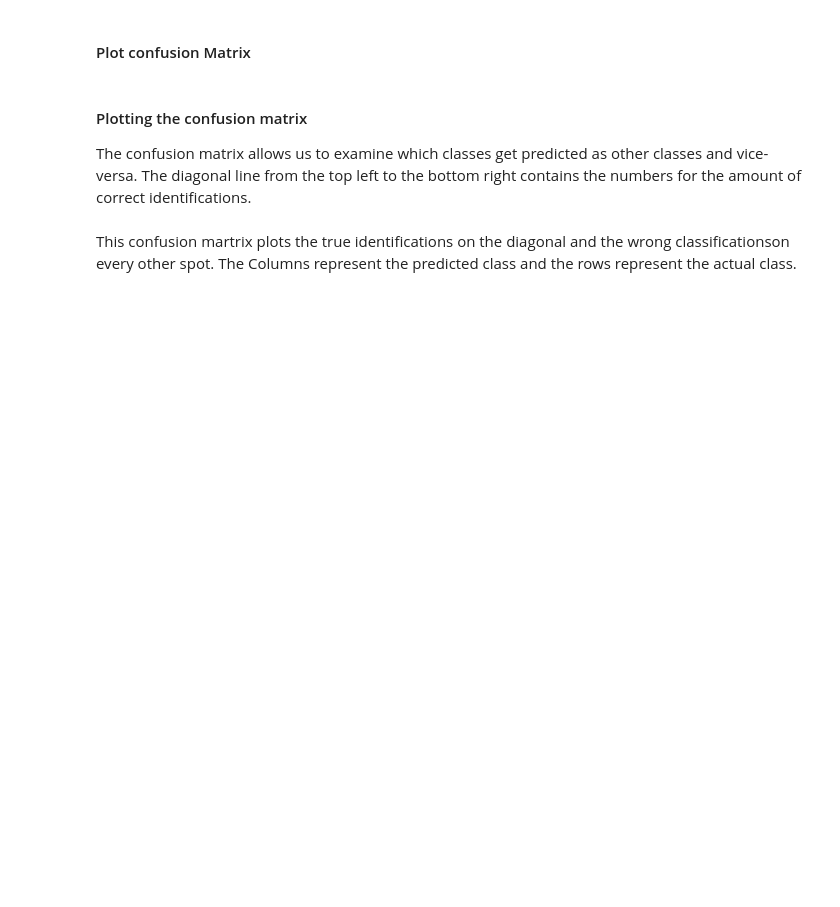
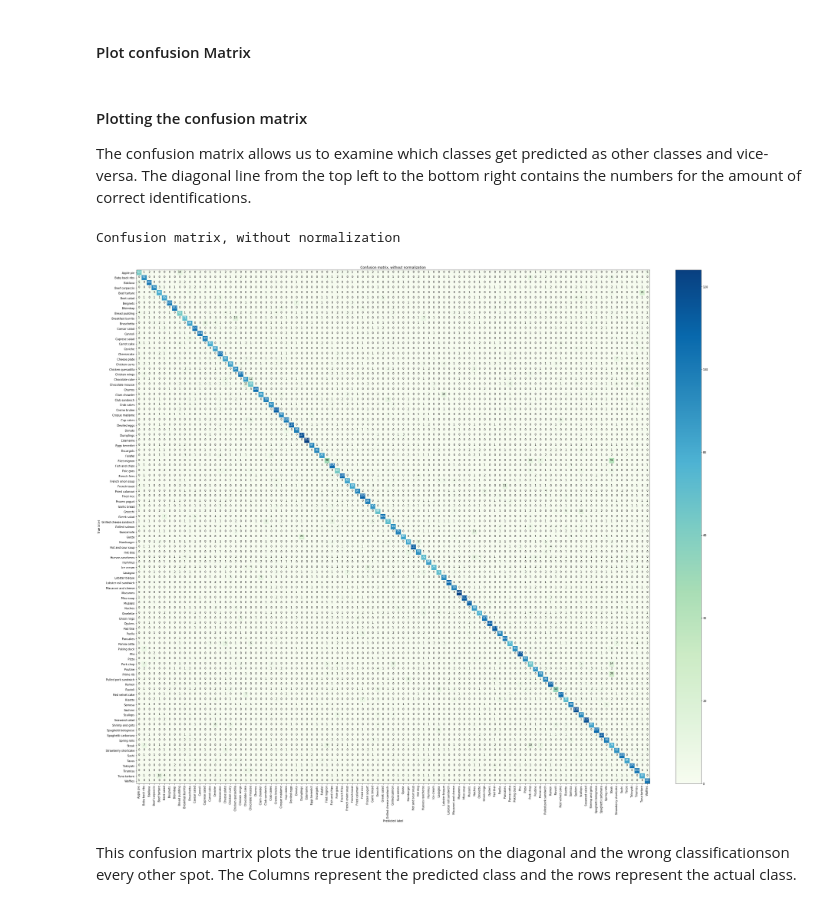
Before and after one commit to jvjruiz/Food-101-Capstone, a Jupyter notebook: notebooks/pytorch_cnn_resnet50.ipynb, the cells around one changed output. Cells and saved outputs as stored; diff of their text form; code cells hidden in the pictures; blank space fills up the shorter version.

```diff
--- a/notebooks/pytorch_cnn_resnet50.ipynb
+++ b/notebooks/pytorch_cnn_resnet50.ipynb
@@ -787,6 +801,5 @@ model, history = train_model(
     checkpoint_file_name=checkpoint_file_name,
     early_stopping_patience=50,
     overfit_patience=10,
-    n_epochs=200,
-    print_every=10
+    n_epochs=200
     )
@@ -809,0 +824,14 @@ plt.show();
+# %%
+model, history = train_model(
+    model,
+    criterion,
+    optimizer,
+    scheduler,
+    dataloaders['train'],
+    dataloaders['val'],
+    save_file_name=save_file_name,
+    checkpoint_file_name=checkpoint_file_name,
+    early_stopping_patience=50,
+    overfit_patience=10,
+    n_epochs=200
+    )
@@ -823,15 +869,16 @@ else:
     model.to('cpu')
 model.eval();
 # %%
+classes = get_labels()
 class_correct = list(0. for i in range(len(classes)))
 class_total = list(0. for i in range(len(classes)))
 total_correct = 0
-total = 0
+total = 12625
 y_test = []
 y_pred = []
 
 with torch.no_grad():
-    for data, target in dataloaders['test']:
+    for data, target, path in dataloaders['test']:
         if train_on_gpu:
             data, target = data.cuda(), target.cuda()
         outputs = model(data)
@@ -839,7 +886,6 @@ with torch.no_grad():
         y_test.extend(target.cpu().numpy().tolist())
         y_pred.extend(predicted.cpu().numpy().tolist())
         c = (predicted == target).squeeze()
-        total += labels.size(0)
         total_correct += (predicted == target).sum().item()
         for i in range(len(target)):
             label = target[i].item()
@@ -897,26 +979,29 @@ The confusion matrix allows us to examine which classes get predicted as other c
 # %%
 fig, ax = plt.subplots()
 fig = plt.gcf()
 fig.set_size_inches(35,35)
 # create an axes on the right side of ax. The width of cax will be 5%
 # of ax and the padding between cax and ax will be fixed at 0.05 inch.
 
 plot_confusion_matrix(confusion_matrix(y_test, y_pred), classes=get_labels(),
                       title='Confusion matrix, without normalization',
-                      cmap=plt.cm.GnBu,cax=cax)
+                      cmap=plt.cm.GnBu,cax=ax)
 
 axins = inset_axes(ax,
                    width="5%",  # width = 5% of parent_bbox width
                    height="100%",  # height : 50%
                    loc='lower left',
                    bbox_to_anchor=(1.05, 0., 1, 1),
                    bbox_transform=ax.transAxes,
                    borderpad=0,
                    )
 
 plt.colorbar(cax=axins)
 
 plt.show()
+# %% [output]
+Confusion matrix, without normalization
+[figure, added]
 # %% [markdown]
 This confusion martrix plots the true identifications on the diagonal and the wrong classificationson every other spot. The Columns represent the predicted class and the rows represent the actual class.
 # %%
```
Also changed, not shown: parts of 18 cells of this notebook, 3 other files.
